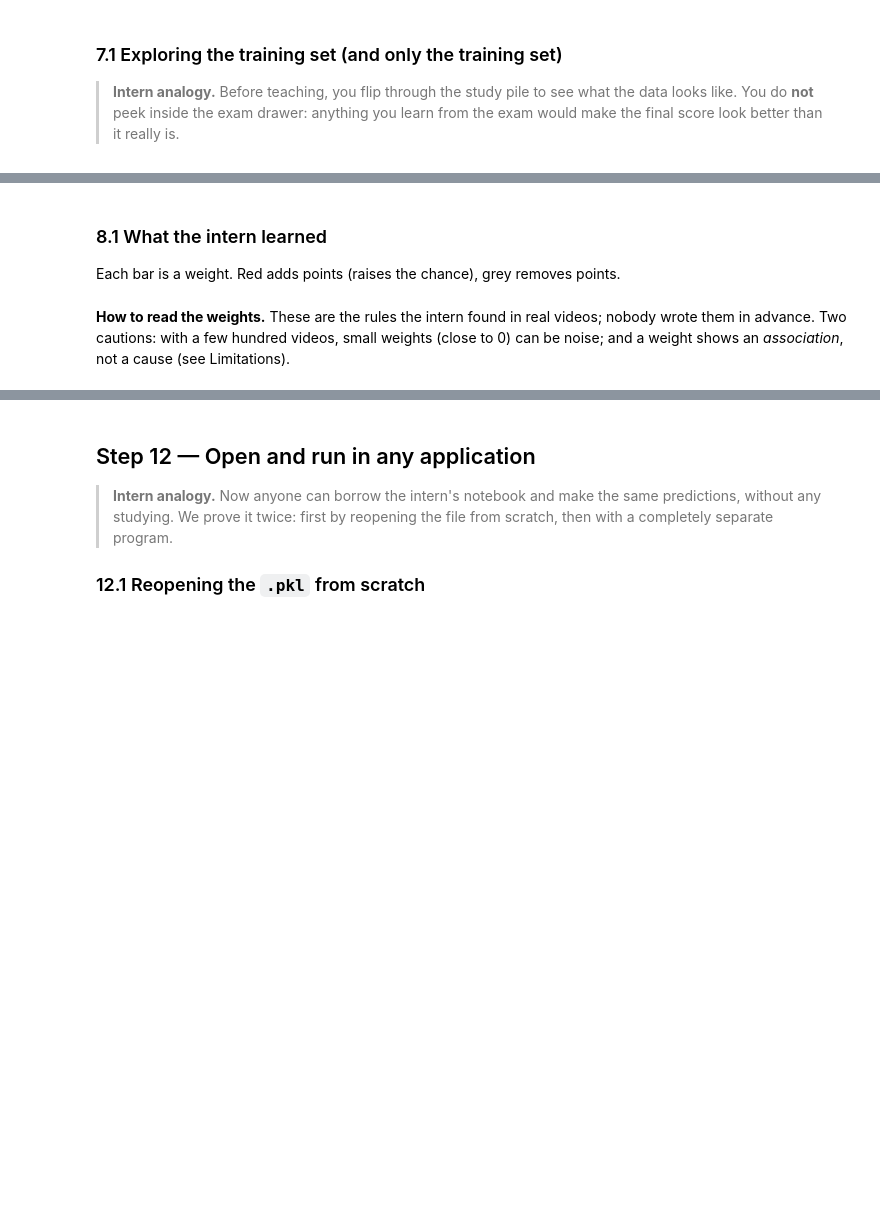
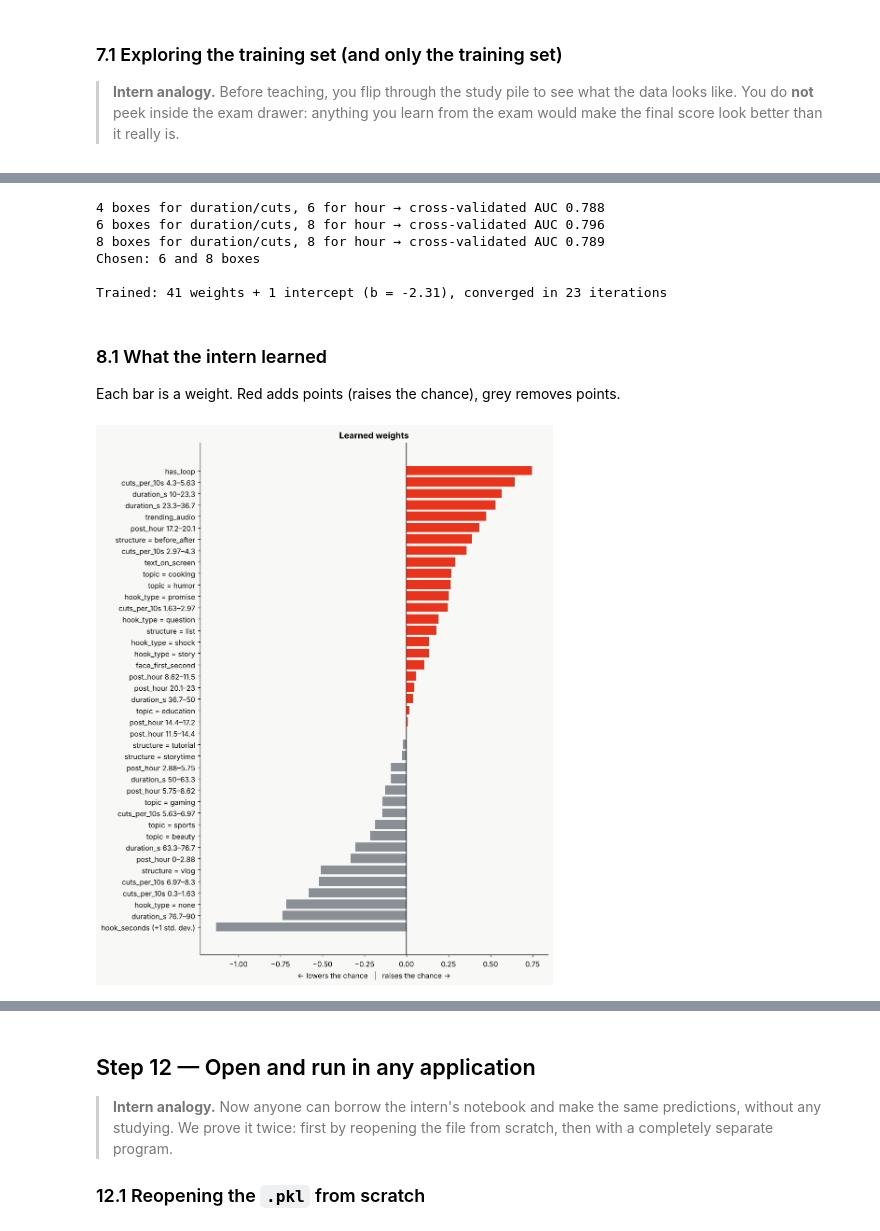
Before and after one commit to danielpugliezi/SITE, a Jupyter notebook: notebook/viral_predictor.ipynb, the cells around one changed output, grey strips where cells are left out. Saved outputs shown, nothing was run; the diff lists cells and outputs as text; code cells hidden in the pictures; blank space fills up the shorter version.

```diff
--- a/notebook/viral_predictor.ipynb
+++ b/notebook/viral_predictor.ipynb
@@ -411,8 +512,9 @@ The number of boxes is chosen by cross-validation on the training set (9.2 expla
 # %%
-def build_pipeline(model, n_boxes=4):
+def build_pipeline(model, n_boxes=6, hour_boxes=8):
     preprocess = ColumnTransformer([
-        ("scale", StandardScaler(), ["first_words_s", "words_first_5s"]),
-        ("boxes", KBinsDiscretizer(n_bins=n_boxes, encode="onehot-dense", strategy="quantile"), ["duration_s", "cuts_per_10s"]),
+        ("scale", StandardScaler(), ["hook_seconds"]),
+        ("boxes", KBinsDiscretizer(n_bins=n_boxes, encode="onehot-dense", strategy="uniform"), ["duration_s", "cuts_per_10s"]),
+        ("hour", KBinsDiscretizer(n_bins=hour_boxes, encode="onehot-dense", strategy="uniform"), ["post_hour"]),
         ("binary", "passthrough", BINARY),
         ("onehot", OneHotEncoder(handle_unknown="ignore"), CATEGORICAL),
     ])
@@ -421,49 +523,53 @@ def build_pipeline(model, n_boxes=4):
 # How many boxes? Decided with 5-fold cross-validation on the TRAINING set (never the test set).
 cv = StratifiedKFold(n_splits=5, shuffle=True, random_state=SEED)
 options = {}
-for n_boxes in [2, 3, 4, 5]:
-    candidate = build_pipeline(LogisticRegression(max_iter=1000), n_boxes)
-    options[n_boxes] = cross_val_score(candidate, X_train, y_train, cv=cv, scoring="roc_auc").mean()
-    print(f"{n_boxes} boxes → cross-validated AUC {options[n_boxes]:.3f}")
-N_BOXES = max(options, key=options.get)
-print(f"Chosen: {N_BOXES} boxes\n")
+for n_boxes, hour_boxes in [(4, 6), (6, 8), (8, 8)]:
+    candidate = build_pipeline(LogisticRegression(max_iter=1000), n_boxes, hour_boxes)
+    options[(n_boxes, hour_boxes)] = cross_val_score(candidate, X_train, y_train, cv=cv, scoring="roc_auc").mean()
+    print(f"{n_boxes} boxes for duration/cuts, {hour_boxes} for hour → cross-validated AUC {options[(n_boxes, hour_boxes)]:.3f}")
+N_BOXES, HOUR_BOXES = max(options, key=options.get)
+print(f"Chosen: {N_BOXES} and {HOUR_BOXES} boxes\n")
 
-pipeline = build_pipeline(LogisticRegression(max_iter=1000), N_BOXES)
+pipeline = build_pipeline(LogisticRegression(max_iter=1000), N_BOXES, HOUR_BOXES)
 pipeline.fit(X_train, y_train)          # ← the training happens here
 
 log_reg = pipeline.named_steps["model"]
 print(f"Trained: {log_reg.coef_.shape[1]} weights + 1 intercept (b = {log_reg.intercept_[0]:.2f}), "
       f"converged in {log_reg.n_iter_[0]} iterations")
+# %% [output]
+4 boxes for duration/cuts, 6 for hour → cross-validated AUC 0.788
+6 boxes for duration/cuts, 8 for hour → cross-validated AUC 0.796
+8 boxes for duration/cuts, 8 for hour → cross-validated AUC 0.789
+Chosen: 6 and 8 boxes
+
+Trained: 41 weights + 1 intercept (b = -2.31), converged in 23 iterations
 # %% [markdown]
 ### 8.1 What the intern learned
 Each bar is a weight. Red adds points (raises the chance), grey removes points.
 # %%
 def readable_names(preprocess):
     names = []
     for name, step, cols in preprocess.transformers_:
         if name == "scale":
             names += [f"{c} (+1 std. dev.)" for c in cols]
-        elif name == "boxes":
+        elif name in ("boxes", "hour"):
             for c, edges in zip(cols, step.bin_edges_):
                 names += [f"{c} {edges[i]:.3g}–{edges[i + 1]:.3g}" for i in range(len(edges) - 1)]
         elif name == "binary":
             names += list(cols)
         elif name == "onehot":
             for c, cats in zip(cols, step.categories_):
                 names += [f"{c} = {k}" for k in cats]
     return names
 
 names = readable_names(pipeline.named_steps["preprocess"])
 assert len(names) == log_reg.coef_.shape[1]
 weights = pd.Series(log_reg.coef_[0], index=names).sort_values()
 
-fig, ax = plt.subplots(figsize=(9, max(5, len(weights) * 0.28)))
+fig, ax = plt.subplots(figsize=(9, 11))
 ax.barh(weights.index, weights.values, color=[RED if v > 0 else GREY for v in weights.values])
 ax.axvline(0, color=INK, lw=1)
 ax.set_title("Learned weights"); ax.set_xlabel("← lowers the chance   |   raises the chance →")
 plt.tight_layout(); plt.show()
-
-print("Strongest positive:", ", ".join(f"{n} ({w:+.2f})" for n, w in weights[::-1].head(5).items()))
-print("Strongest negative:", ", ".join(f"{n} ({w:+.2f})" for n, w in weights.head(5).items()))
+# %% [output]
+[figure, added]
-# %% [markdown]
-**How to read the weights.** These are the rules the intern found in real videos; nobody wrote them in advance. Two cautions: with a few hundred videos, small weights (close to 0) can be noise; and a weight shows an *association*, not a cause (see Limitations).
```
Also changed, not shown: parts of 56 cells of this notebook, 10 other files.
